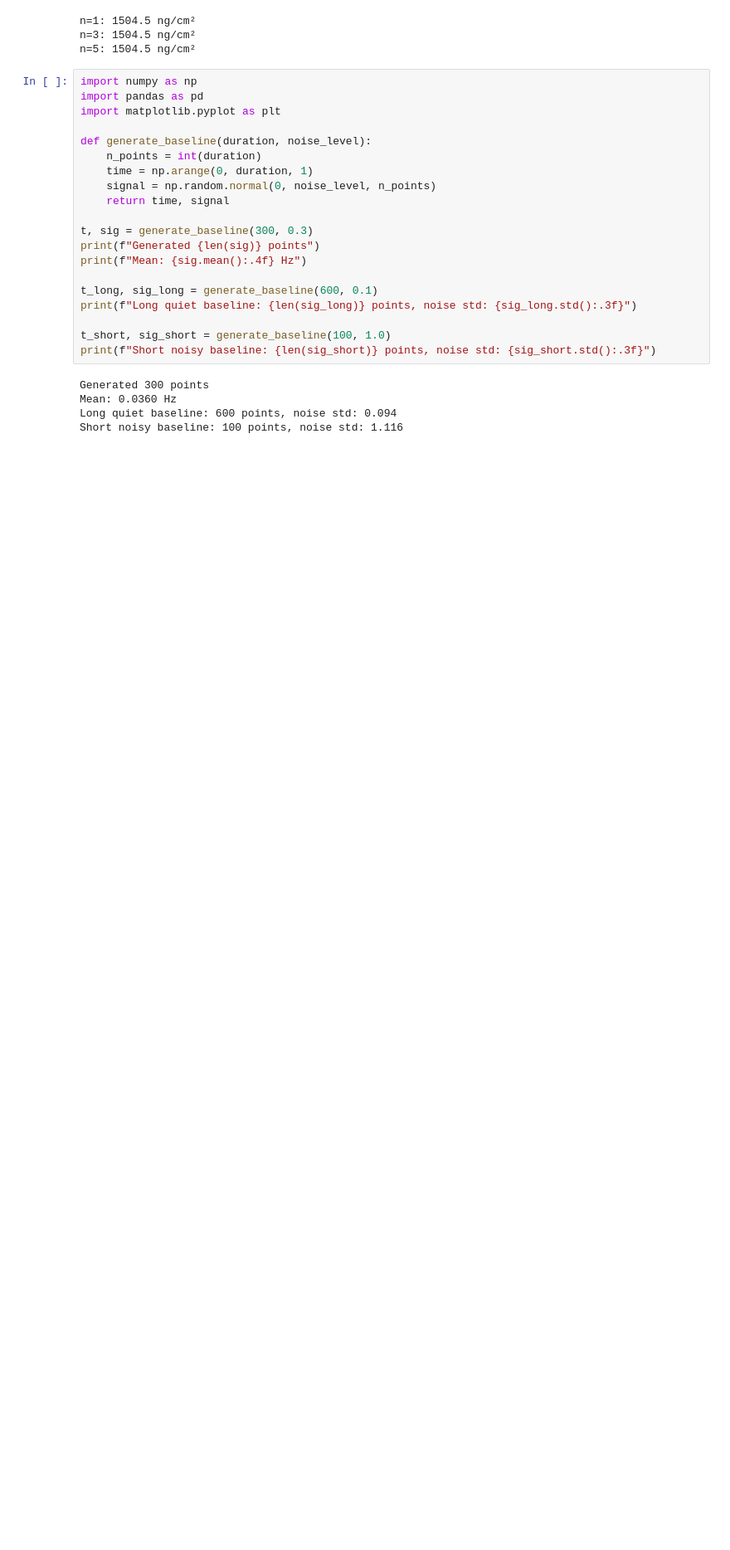
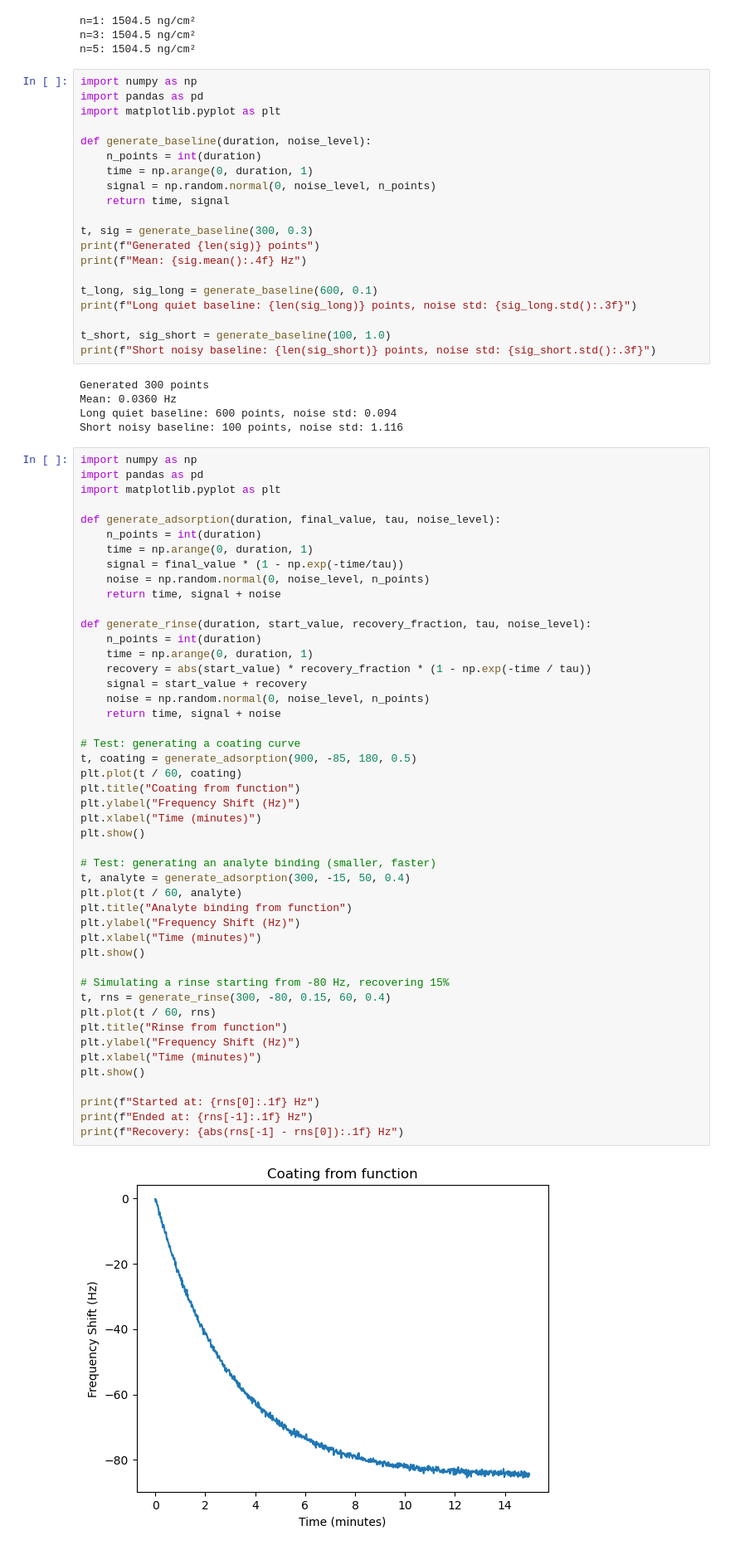
Before and after one commit to Sahanatavaragondi/qcm-polymer-coating-analysis, a Jupyter notebook: learning_notebook.ipynb, the cells around one changed output. Shown at 83% size. Saved outputs shown, nothing was run; the diff lists cells and outputs as text; blank space fills up the shorter version.

Commit message:
complete functions for baseline, adsorption, and rinse

```diff
--- a/learning_notebook.ipynb
+++ b/learning_notebook.ipynb
@@ -449,3 +449,52 @@ Generated 300 points
 Mean: 0.0360 Hz
 Long quiet baseline: 600 points, noise std: 0.094
 Short noisy baseline: 100 points, noise std: 1.116
+# %%
+import numpy as np
+import pandas as pd
+import matplotlib.pyplot as plt
+
+def generate_adsorption(duration, final_value, tau, noise_level):
+    n_points = int(duration)
+    time = np.arange(0, duration, 1)
+    signal = final_value * (1 - np.exp(-time/tau))
+    noise = np.random.normal(0, noise_level, n_points)
+    return time, signal + noise
+
+def generate_rinse(duration, start_value, recovery_fraction, tau, noise_level):
+    n_points = int(duration)
+    time = np.arange(0, duration, 1)
+    recovery = abs(start_value) * recovery_fraction * (1 - np.exp(-time / tau))
+    signal = start_value + recovery
+    noise = np.random.normal(0, noise_level, n_points)
+    return time, signal + noise
+
+# Test: generating a coating curve
+t, coating = generate_adsorption(900, -85, 180, 0.5)
+plt.plot(t / 60, coating)
+plt.title("Coating from function")
+plt.ylabel("Frequency Shift (Hz)")
+plt.xlabel("Time (minutes)")
+plt.show()
+
+# Test: generating an analyte binding (smaller, faster)
+t, analyte = generate_adsorption(300, -15, 50, 0.4)
+plt.plot(t / 60, analyte)
+plt.title("Analyte binding from function")
+plt.ylabel("Frequency Shift (Hz)")
+plt.xlabel("Time (minutes)")
+plt.show()
+
+# Simulating a rinse starting from -80 Hz, recovering 15%
+t, rns = generate_rinse(300, -80, 0.15, 60, 0.4)
+plt.plot(t / 60, rns)
+plt.title("Rinse from function")
+plt.ylabel("Frequency Shift (Hz)")
+plt.xlabel("Time (minutes)")
+plt.show()
+
+print(f"Started at: {rns[0]:.1f} Hz")
+print(f"Ended at: {rns[-1]:.1f} Hz")
+print(f"Recovery: {abs(rns[-1] - rns[0]):.1f} Hz")
+# %% [output]
+[figure, added]
```
Also changed, not shown: parts of 2 cells of this notebook.
